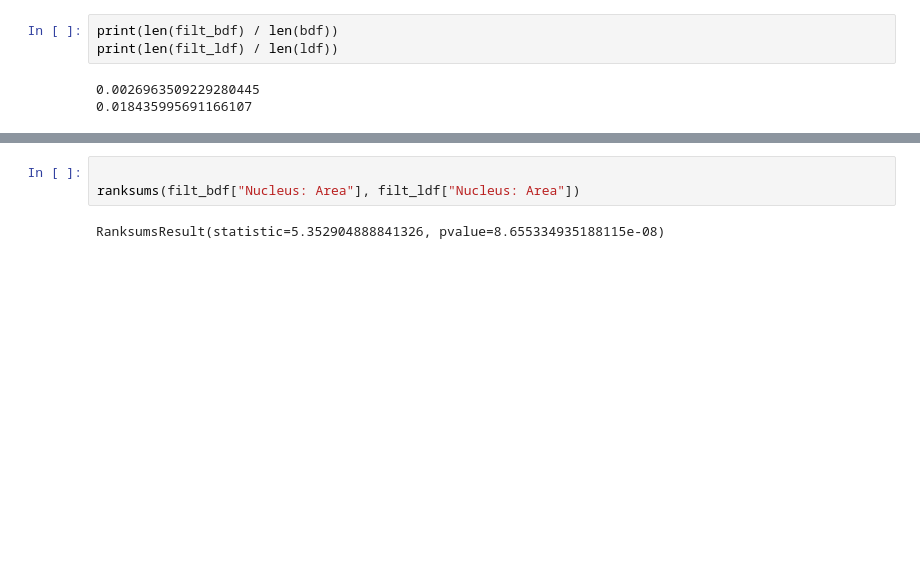
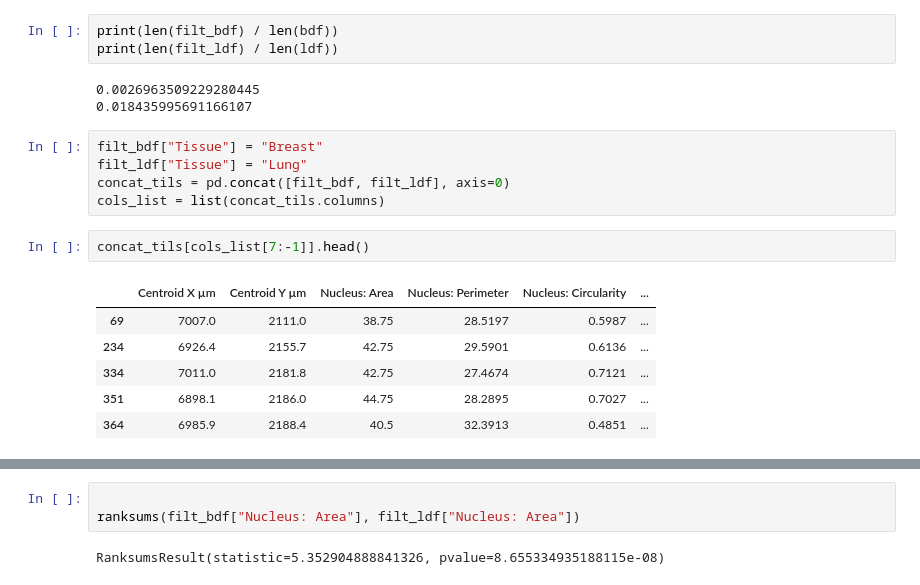
Before and after one commit to kradja/cima, a Jupyter notebook: src/graph.ipynb, the cells around one changed output, grey strips where cells are left out. Drawn from its saved outputs; the diff is of its cells as text; blank space fills up the shorter version.

```diff
--- a/src/graph.ipynb
+++ b/src/graph.ipynb
@@ -90,3 +108,17 @@ print(len(filt_ldf) / len(ldf))
 # %% [output]
 0.0026963509229280445
 0.018435995691166107
+# %%
+filt_bdf["Tissue"] = "Breast"
+filt_ldf["Tissue"] = "Lung"
+concat_tils = pd.concat([filt_bdf, filt_ldf], axis=0)
+cols_list = list(concat_tils.columns)
+# %%
+concat_tils[cols_list[7:-1]].head()
+# %% [output]
+|  | Centroid X µm | Centroid Y µm | Nucleus: Area | Nucleus: Perimeter | Nucleus: Circularity | ... |
+| 69 | 7007.0 | 2111.0 | 38.75 | 28.5197 | 0.5987 | ... |
+| 234 | 6926.4 | 2155.7 | 42.75 | 29.5901 | 0.6136 | ... |
+| 334 | 7011.0 | 2181.8 | 42.75 | 27.4674 | 0.7121 | ... |
+| 351 | 6898.1 | 2186.0 | 44.75 | 28.2895 | 0.7027 | ... |
+| 364 | 6985.9 | 2188.4 | 40.5 | 32.3913 | 0.4851 | ... |
```
Also changed, not shown: parts of 8 cells of this notebook, 2 other files.
